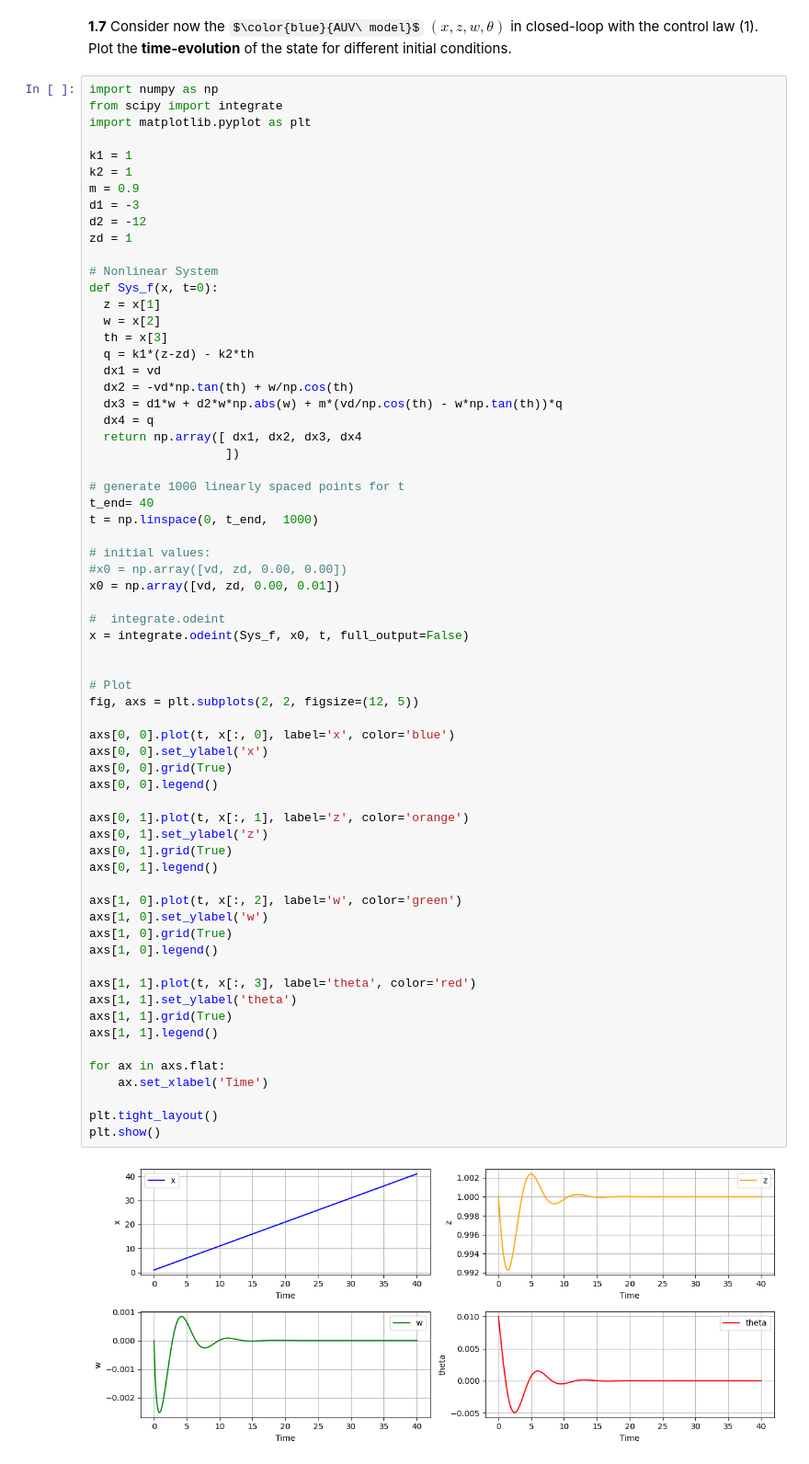
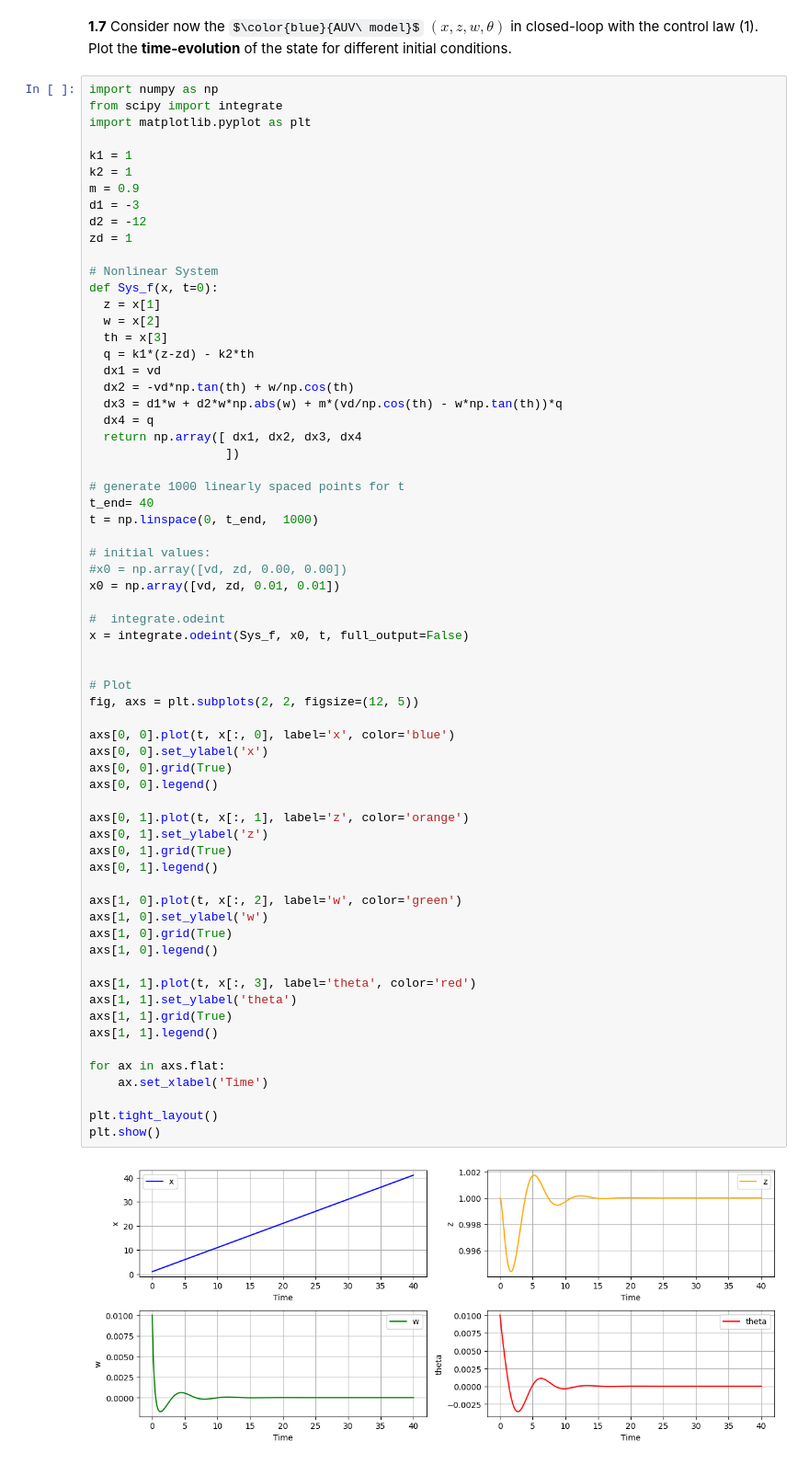
Before and after one commit to brumocas/CO_Projects, a Jupyter notebook: proj1/CO_project1.ipynb, the cells around one changed output. Shown at 92% size. Saved outputs shown, nothing was run; the diff lists cells and outputs as text; some formulas as TeX source.

```diff
--- a/proj1/CO_project1.ipynb
+++ b/proj1/CO_project1.ipynb
@@ -628,7 +636,7 @@ t = np.linspace(0, t_end,  1000)
 
 # initial values:
 #x0 = np.array([vd, zd, 0.00, 0.00])
-x0 = np.array([vd, zd, 0.00, 0.01])
+x0 = np.array([vd, zd, 0.01, 0.01])
 
 #  integrate.odeint
 x = integrate.odeint(Sys_f, x0, t, full_output=False)
@@ -636,31 +644,31 @@ x = integrate.odeint(Sys_f, x0, t, full_output=False)
 
 # Plot
 fig, axs = plt.subplots(2, 2, figsize=(12, 5))
 
 axs[0, 0].plot(t, x[:, 0], label='x', color='blue')
 axs[0, 0].set_ylabel('x')
 axs[0, 0].grid(True)
 axs[0, 0].legend()
 
 axs[0, 1].plot(t, x[:, 1], label='z', color='orange')
 axs[0, 1].set_ylabel('z')
 axs[0, 1].grid(True)
 axs[0, 1].legend()
 
 axs[1, 0].plot(t, x[:, 2], label='w', color='green')
 axs[1, 0].set_ylabel('w')
 axs[1, 0].grid(True)
 axs[1, 0].legend()
 
 axs[1, 1].plot(t, x[:, 3], label='theta', color='red')
 axs[1, 1].set_ylabel('theta')
 axs[1, 1].grid(True)
 axs[1, 1].legend()
 
 for ax in axs.flat:
     ax.set_xlabel('Time')
 
 plt.tight_layout()
 plt.show()
 # %% [output]
-[figure, old version]
+[figure, new version]
```
Also changed, not shown: parts of 6 cells of this notebook.
